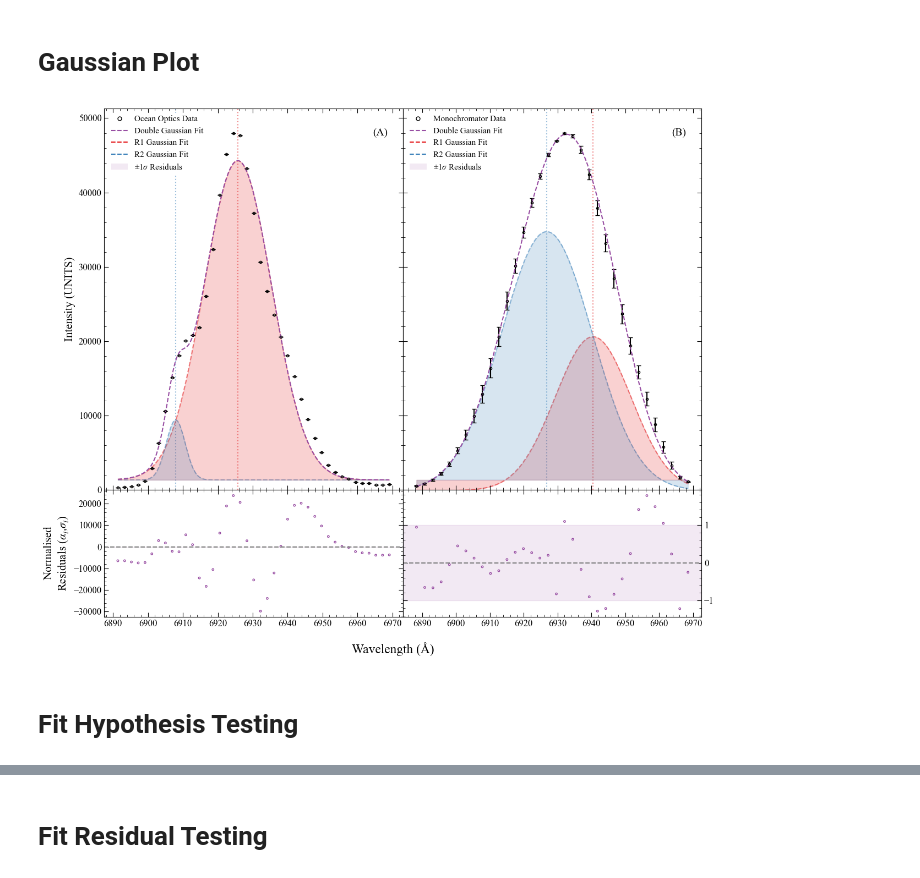
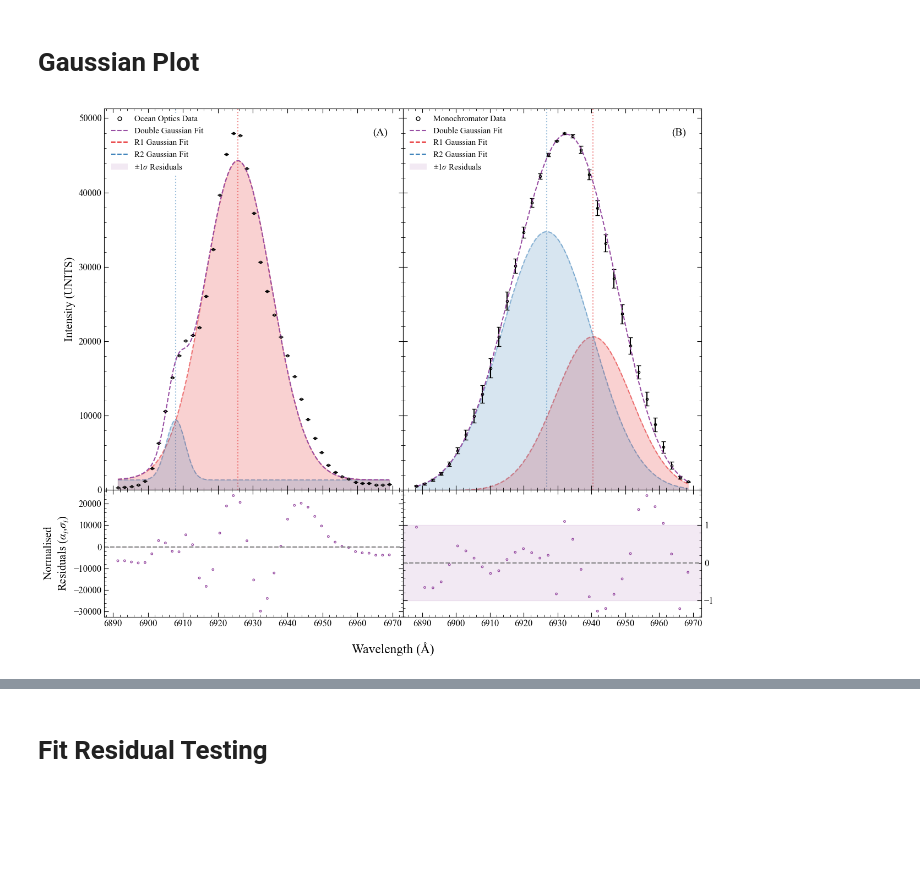
Before and after one commit to Sebastian426/Advanced-Lab-Code, a Jupyter notebook: Main_Results_Plots/Peak_Plots.ipynb, the cells around one changed output, grey strips where cells are left out. Cells and saved outputs as stored; diff of their text form; code cells hidden in the pictures; blank space fills up the shorter version.

```diff
--- a/Main_Results_Plots/Peak_Plots.ipynb
+++ b/Main_Results_Plots/Peak_Plots.ipynb
@@ -666,7 +670,7 @@ legend_elements_gauss_mono = [data_legend("Monochromator Data")] + common_gauss_
 
 angstrom_scalefactor = 10
 pc_savepath_gauss_peakshape = r"C:\Users\User\Documents\Durham Work\Year 3\Advanced_Lab\Report\Figures\gauss_peakshape.png"
-laptop_savepath_gauss_peakshape = r"\gauss_peakshape.png"
+laptop_savepath_gauss_peakshape = r"C:\Users\sebas\Documents\Durham Work\Year 3\Advanced Lab\Report Figures\gauss_peakshape.png"
 # %%
 ###################
 # Setup and Styling
@@ -727,10 +731,10 @@ for ax, xdata, x_fit, ydata, yfit, R1, R1_centre, R2, R2_centre, yerror in zip([
             color=fit_colours[1], linestyle="--", alpha=0.5, zorder=-1)
     ax.axvline(R2_centre * angstrom_scalefactor, color=fit_colours[1], linestyle=":", alpha=0.5, zorder=-1)
 
-    ax.fill_between(x_fit * angstrom_scalefactor, R1, pop_R1_ocean_gauss[-1],
+    ax.fill_between(x_fit * angstrom_scalefactor, R1, 0,
                     color=fit_colours[2], alpha=0.2)
 
-    ax.fill_between(x_fit * angstrom_scalefactor, R2, pop_R2_ocean_gauss[-1],
+    ax.fill_between(x_fit * angstrom_scalefactor, R2, 0,
                     color=fit_colours[1], alpha=0.2)
 
 ax_main_ocean.set_ylabel("Intensity (UNITS)")
@@ -752,34 +756,32 @@ ax_main_mono.legend(
     facecolor="white",
     edgecolor="white",
     framealpha=1.0
 )
 
 ax_main_ocean.text(0.9, 0.95, "(A)", transform=ax_main_ocean.transAxes, va="top")
 ax_main_mono.text(0.9, 0.95, "(B)", transform=ax_main_mono.transAxes, va="top")
 
 ################
 # Residual Plots
 ################
 
 for ax, xdata, residual in zip(
         [ax_res_ocean, ax_res_mono],  #ax
         [x_ocean_masked, x_mono_masked],  #xdata
         [residual_ocean_gauss, residual_mono_gauss]  #residual
 ):
     ax.scatter(xdata * angstrom_scalefactor, residual,
                color=fit_colours[0], marker=marker, s=6, facecolor="none")
     ax.axhspan(-1, 1, color=fit_colours[0], alpha=0.12, zorder=-1)
     ax.axhline(0, color="grey", linestyle="--")
 
 ax_res_ocean.set_ylabel("Normalised\nResiduals ($\\alpha_i$,$\\sigma_i$)")
 
 fig.supxlabel("Wavelength (Å)", y=0.05)
 
-plt.savefig(pc_savepath_gauss_peakshape,
+plt.savefig(laptop_savepath_gauss_peakshape,
             dpi=600,
             bbox_inches="tight")
 plt.show()
 # %% [output]
-[figure, old version]
+[figure, new version]
-# %% [markdown]
-# Fit Hypothesis Testing
```
Also changed, not shown: parts of 20 cells of this notebook.
